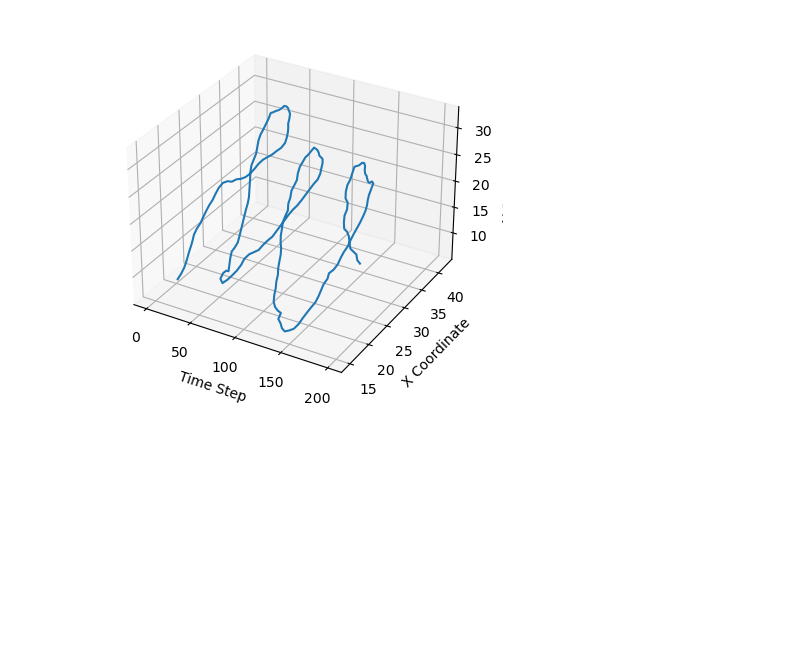
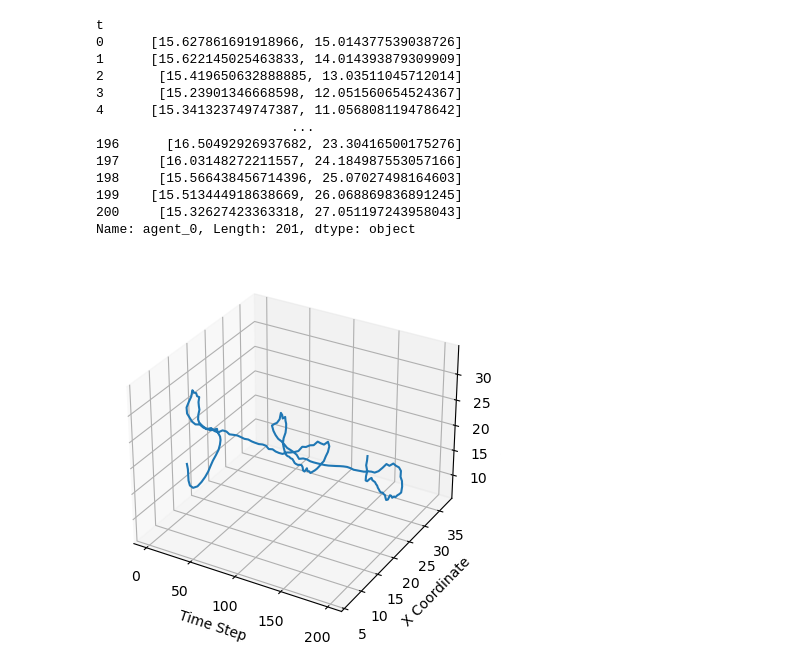
Before and after one commit to pedro15sousa/ABM-emulation, a Jupyter notebook: flocking.ipynb, the cells around one changed output. Drawn from its saved outputs; the diff is of its cells as text; code cells hidden in the pictures; blank space fills up the shorter version.

Commit message:
Generated simulation data and created dataset for model fitting.

```diff
--- a/flocking.ipynb
+++ b/flocking.ipynb
@@ -64,0 +71,2 @@ DataDict {
+# %%
+results = ap.DataDict.load('BoidsModel')
@@ -107,30 +174,44 @@ plt.show()
 # %%
-agent_data = results.variables.BoidsModel['agent 0']
+agent_data = results.variables.BoidsModel['agent_0'][10]
+print(agent_data)
 
 # Separate the x and y coordinates
 x_coords = [pos[0] for pos in agent_data]
 y_coords = [pos[1] for pos in agent_data]
 
 # Create a list of time steps
 time_steps = list(range(len(agent_data)))
 
 # Create a new figure
 fig = plt.figure()
 
 # Create a 3D subplot
 ax = fig.add_subplot(111, projection='3d')
 
 # Plot the x, y coordinates and time steps
 ax.plot(time_steps, x_coords, y_coords)
 
 # Set the labels
 ax.set_xlabel('Time Step')
 ax.set_ylabel('X Coordinate')
 ax.set_zlabel('Y Coordinate')
 
 # Show the plot
 plt.show()
 # %% [output]
+t
+0      [15.627861691918966, 15.014377539038726]
+1      [15.622145025463833, 14.014393879309909]
+2       [15.419650632888885, 13.03511045712014]
+3       [15.23901346668598, 12.051560654524367]
+4      [15.341323749747387, 11.056808119478642]
+                         ...
+196      [16.50492926937682, 23.30416500175276]
+197     [16.03148272211557, 24.184987553057166]
+198     [15.566438456714396, 25.07027498164603]
+199    [15.513444918638669, 26.068869836891245]
+200     [15.32627423363318, 27.051197243958043]
+Name: agent_0, Length: 201, dtype: object
-[figure, old version]
+[figure, new version]
 # %%
 animation_plot(BoidsModel, parameters2D)
```
Also changed, not shown: parts of 12 cells of this notebook, 2 other files.
